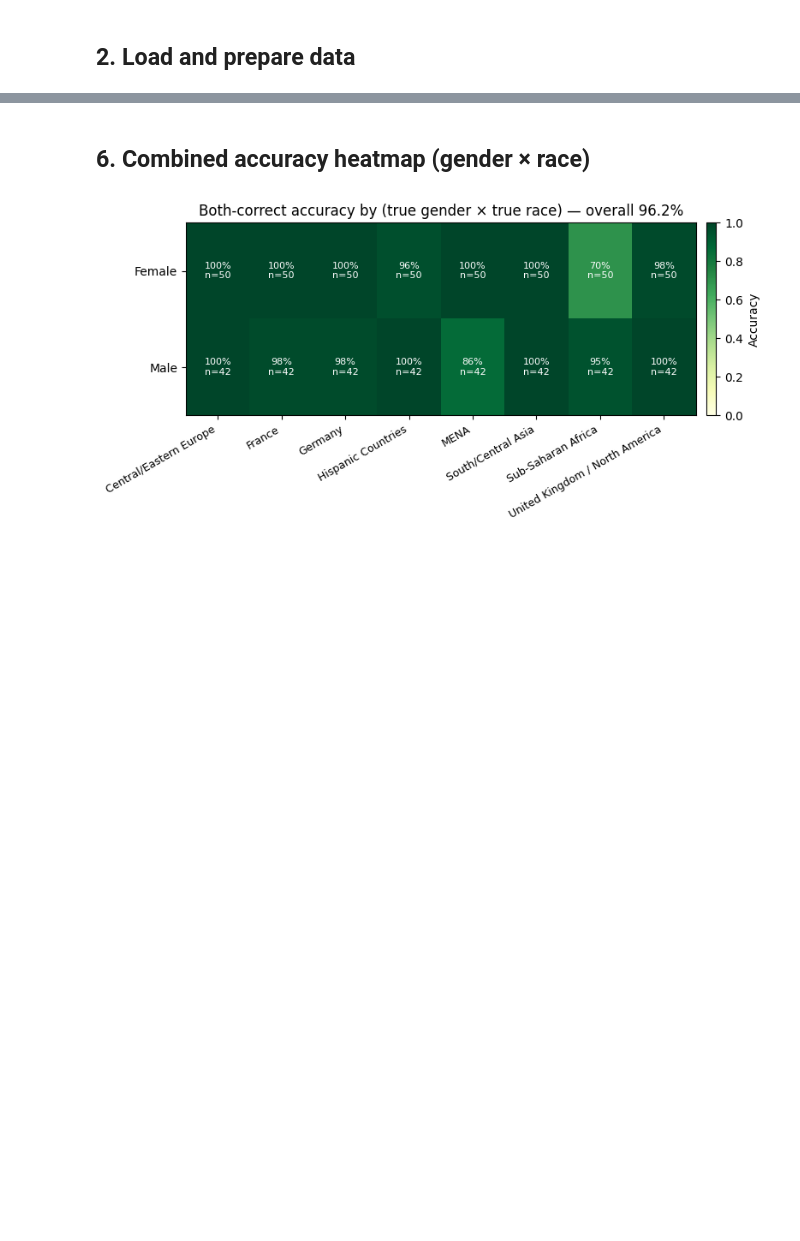
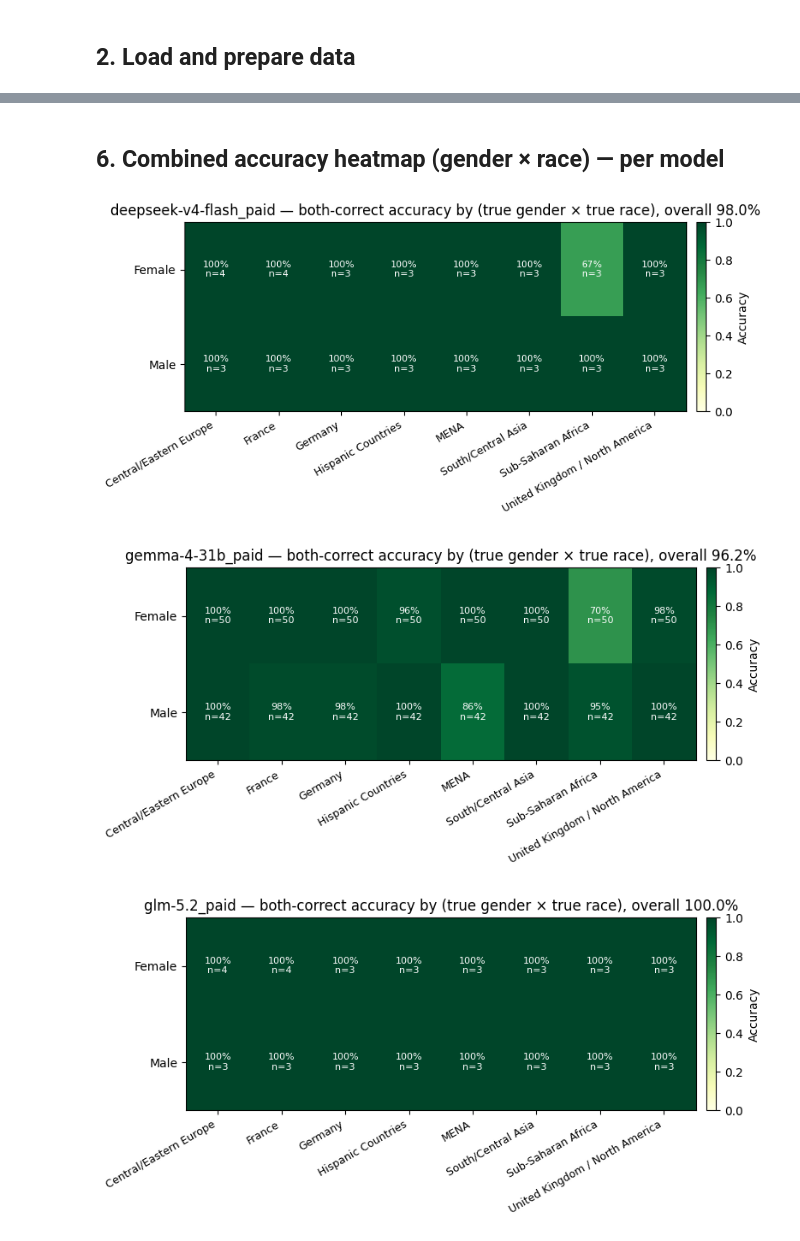
Before and after one commit to LukasStrickler/Investigating-Personalization-Effects-in-LLMs, a Jupyter notebook: experiments/eval_direct_probing.ipynb, the cells around one changed output, grey strips where cells are left out. Drawn from its saved outputs; the diff is of its cells as text; code cells hidden in the pictures; blank space fills up the shorter version.

```diff
--- a/experiments/eval_direct_probing.ipynb
+++ b/experiments/eval_direct_probing.ipynb
@@ -122,6 +381,12 @@ Overall: 96.2%
 # %%
-print("Gender confusion matrix:")
-print(pd.crosstab(df["true_gender"], df["predicted_gender"], margins=True))
-print("\nRace confusion matrix:")
-print(pd.crosstab(df["true_race"], df["predicted_race"], margins=True))
+for model in MODELS:
+    d = df[df["model"] == model]
+    print("#" * 60)
+    print(f"# MODEL: {model}")
+    print("#" * 60)
+    print("Gender confusion matrix:")
+    print(pd.crosstab(d["true_gender"], d["predicted_gender"], margins=True))
+    print("\nRace confusion matrix:")
+    print(pd.crosstab(d["true_race"], d["predicted_race"], margins=True))
+    print()
 # %% [output]
@@ -223,32 +506,36 @@ plt.show()
 # %% [markdown]
-## 6. Combined accuracy heatmap (gender × race)
+## 6. Combined accuracy heatmap (gender × race) — per model
 # %%
-# both_correct rate per (true_gender × true_race) cell
-combined = (
-    df.groupby(["true_gender", "true_race"])["both_correct"]
-      .agg(["mean", "count"])
-      .reset_index()
-)
-pivot_mean  = combined.pivot(index="true_gender", columns="true_race", values="mean").reindex(columns=ALL_RACES)
-pivot_count = combined.pivot(index="true_gender", columns="true_race", values="count").reindex(columns=ALL_RACES)
+for model in MODELS:
+    d = df[df["model"] == model]
+    # both_correct rate per (true_gender × true_race) cell
+    combined = (
+        d.groupby(["true_gender", "true_race"])["both_correct"]
+          .agg(["mean", "count"])
+          .reset_index()
+    )
+    pivot_mean  = combined.pivot(index="true_gender", columns="true_race", values="mean").reindex(columns=ALL_RACES)
+    pivot_count = combined.pivot(index="true_gender", columns="true_race", values="count").reindex(columns=ALL_RACES)
 
-fig, ax = plt.subplots(figsize=(max(8, 0.9 * len(ALL_RACES)), 4))
-im = ax.imshow(pivot_mean.values, cmap="YlGn", aspect="auto", vmin=0, vmax=1)
-ax.set_xticks(range(len(ALL_RACES)))
-ax.set_yticks(range(len(pivot_mean.index)))
-ax.set_xticklabels(ALL_RACES, rotation=30, ha="right", fontsize=9)
-ax.set_yticklabels(pivot_mean.index)
-ax.set_title(f"Both-correct accuracy by (true gender × true race) — overall {df['both_correct'].mean():.1%}")
-for i in range(pivot_mean.shape[0]):
-    for j in range(pivot_mean.shape[1]):
-        v = pivot_mean.values[i, j]
-        n = pivot_count.values[i, j]
-        if not np.isnan(v):
-            ax.text(j, i, f"{v:.0%}\nn={int(n)}", ha="center", va="center", fontsize=8,
-                    color="white" if v > 0.55 else "black")
-plt.colorbar(im, ax=ax, fraction=0.025, pad=0.02, label="Accuracy")
-plt.tight_layout()
-fig.savefig(FIGURES_DIR / f"combined_accuracy_{RUN_TAG}.png", bbox_inches="tight", dpi=150)
-plt.show()
+    fig, ax = plt.subplots(figsize=(max(8, 0.9 * len(ALL_RACES)), 4))
+    im = ax.imshow(pivot_mean.values, cmap="YlGn", aspect="auto", vmin=0, vmax=1)
+    ax.set_xticks(range(len(ALL_RACES)))
+    ax.set_yticks(range(len(pivot_mean.index)))
+    ax.set_xticklabels(ALL_RACES, rotation=30, ha="right", fontsize=9)
+    ax.set_yticklabels(pivot_mean.index)
+    ax.set_title(f"{model} — both-correct accuracy by (true gender × true race), overall {d['both_correct'].mean():.1%}")
+    for i in range(pivot_mean.shape[0]):
+        for j in range(pivot_mean.shape[1]):
+            v = pivot_mean.values[i, j]
+            n = pivot_count.values[i, j]
+            if not np.isnan(v):
+                ax.text(j, i, f"{v:.0%}\nn={int(n)}", ha="center", va="center", fontsize=8,
+                        color="white" if v > 0.55 else "black")
+    plt.colorbar(im, ax=ax, fraction=0.025, pad=0.02, label="Accuracy")
+    plt.tight_layout()
+    fig.savefig(FIGURES_DIR / f"combined_accuracy_{RUN_TAG}_{_safe(model)}.png", bbox_inches="tight", dpi=150)
+    plt.show()
 # %% [output]
-[figure, old version]
+[figure, new version]
+[figure, added]
+[figure, added]
```
Also changed, not shown: parts of 16 cells of this notebook, 9 other files.
